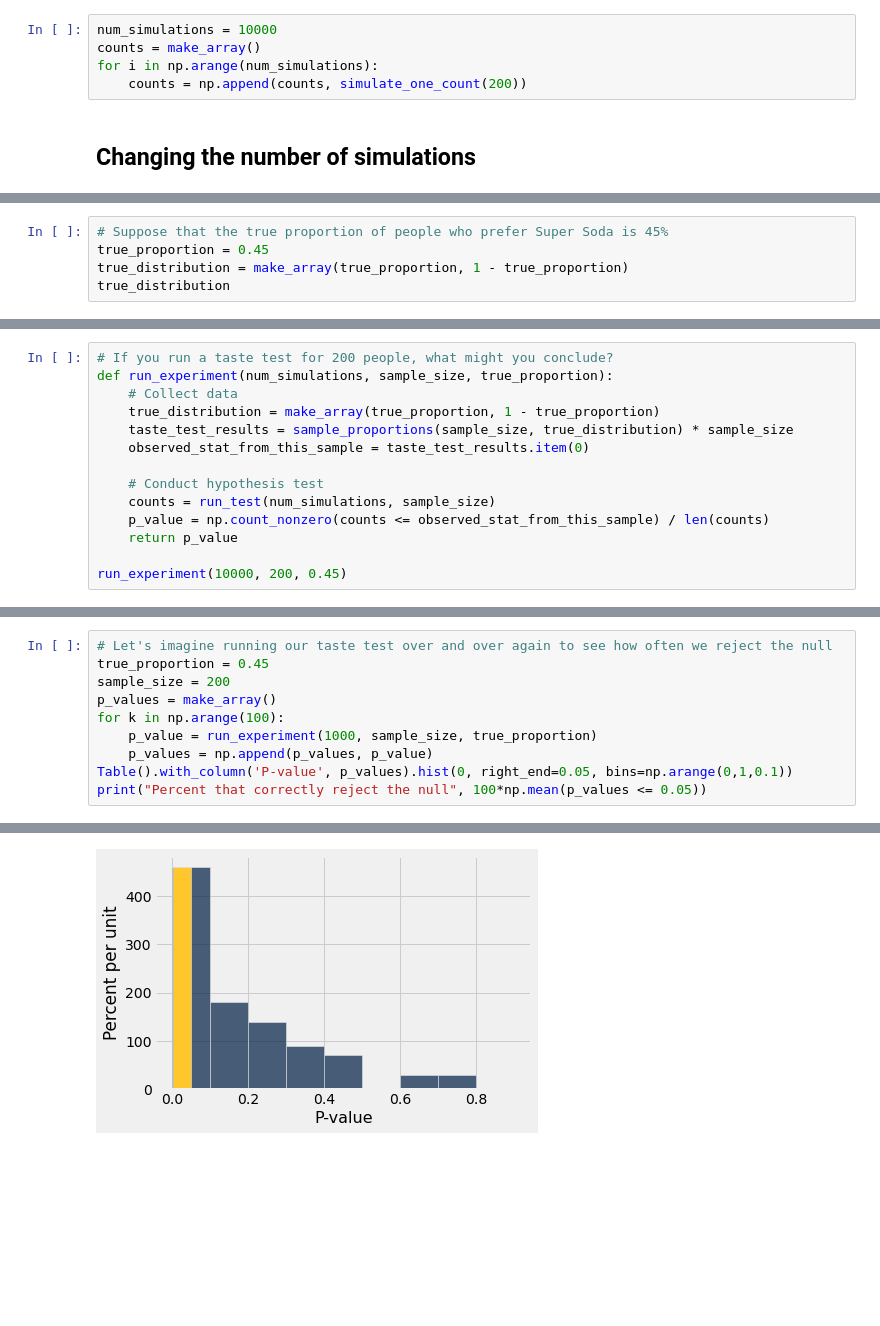
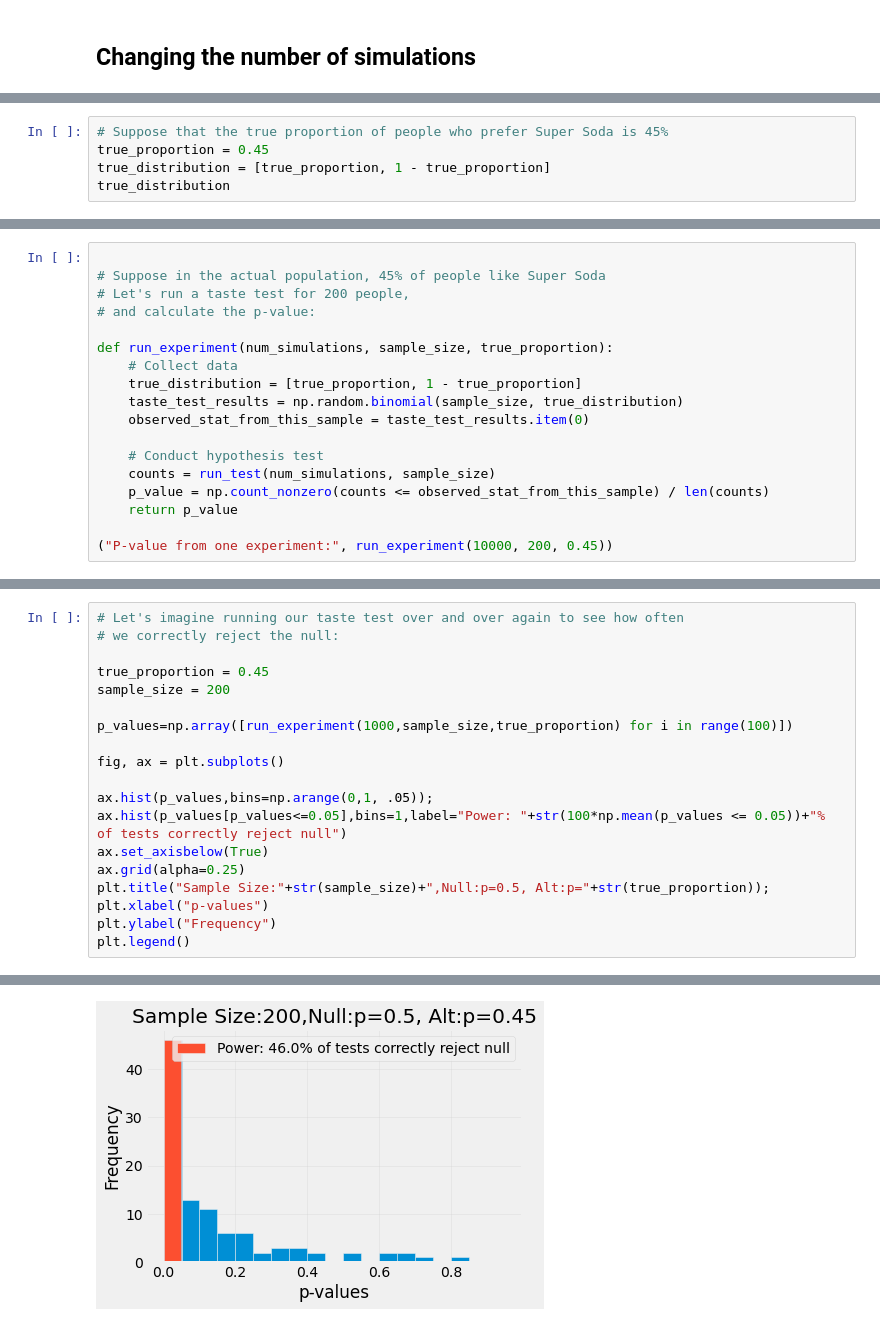
Before and after one commit to csci3022/f23-student, a Jupyter notebook: lec/lec22/lec22.ipynb, the cells around one changed output, grey strips where cells are left out. Cells and saved outputs as stored; diff of their text form; blank space fills up the shorter version.

```diff
--- a/lec/lec22/lec22.ipynb
+++ b/lec/lec22/lec22.ipynb
@@ -246,8 +288,3 @@ simulate_one_count(200)
-# %%
-num_simulations = 10000
-counts = make_array()
-for i in np.arange(num_simulations):
-    counts = np.append(counts, simulate_one_count(200))
 # %% [markdown]
 ## Changing the number of simulations
 # %%
@@ -301,6 +362,6 @@ t.hist(1, group='Experiment', bins=np.arange(70.5, 131, 1))
 # %%
 # Suppose that the true proportion of people who prefer Super Soda is 45%
 true_proportion = 0.45
-true_distribution = make_array(true_proportion, 1 - true_proportion)
+true_distribution = [true_proportion, 1 - true_proportion]
 true_distribution
 # %% [output]
@@ -314,9 +376,13 @@ array([  88.,  112.])
 # %%
-# If you run a taste test for 200 people, what might you conclude?
+
+# Suppose in the actual population, 45% of people like Super Soda
+# Let's run a taste test for 200 people,
+# and calculate the p-value:
+
 def run_experiment(num_simulations, sample_size, true_proportion):
     # Collect data
-    true_distribution = make_array(true_proportion, 1 - true_proportion)
-    taste_test_results = sample_proportions(sample_size, true_distribution) * sample_size
+    true_distribution = [true_proportion, 1 - true_proportion]
+    taste_test_results = np.random.binomial(sample_size, true_distribution)
     observed_stat_from_this_sample = taste_test_results.item(0)
 
     # Conduct hypothesis test
@@ -324,5 +390,5 @@ def run_experiment(num_simulations, sample_size, true_proportion):
     p_value = np.count_nonzero(counts <= observed_stat_from_this_sample) / len(counts)
     return p_value
 
-run_experiment(10000, 200, 0.45)
+("P-value from one experiment:", run_experiment(10000, 200, 0.45))
 # %% [output]
@@ -330,11 +396,20 @@ run_experiment(10000, 200, 0.45)
 # %%
-# Let's imagine running our taste test over and over again to see how often we reject the null
+# Let's imagine running our taste test over and over again to see how often
+# we correctly reject the null:
+
 true_proportion = 0.45
 sample_size = 200
-p_values = make_array()
-for k in np.arange(100):
-    p_value = run_experiment(1000, sample_size, true_proportion)
-    p_values = np.append(p_values, p_value)
-Table().with_column('P-value', p_values).hist(0, right_end=0.05, bins=np.arange(0,1,0.1))
-print("Percent that correctly reject the null", 100*np.mean(p_values <= 0.05))
+
+p_values=np.array([run_experiment(1000,sample_size,true_proportion) for i in range(100)])
+
+fig, ax = plt.subplots()
+
+ax.hist(p_values,bins=np.arange(0,1, .05));
+ax.hist(p_values[p_values<=0.05],bins=1,label="Power: "+str(100*np.mean(p_values <= 0.05))+"% of tests correctly reject null")
+ax.set_axisbelow(True)
+ax.grid(alpha=0.25)
+plt.title("Sample Size:"+str(sample_size)+",Null:p=0.5, Alt:p="+str(true_proportion));
+plt.xlabel("p-values")
+plt.ylabel("Frequency")
+plt.legend()
 # %% [output]
@@ -342 +417 @@ Percent that correctly reject the null 32.0
-[figure, old version]
+[figure, new version]
```
Also changed, not shown: parts of 33 cells of this notebook, 2 other files.
